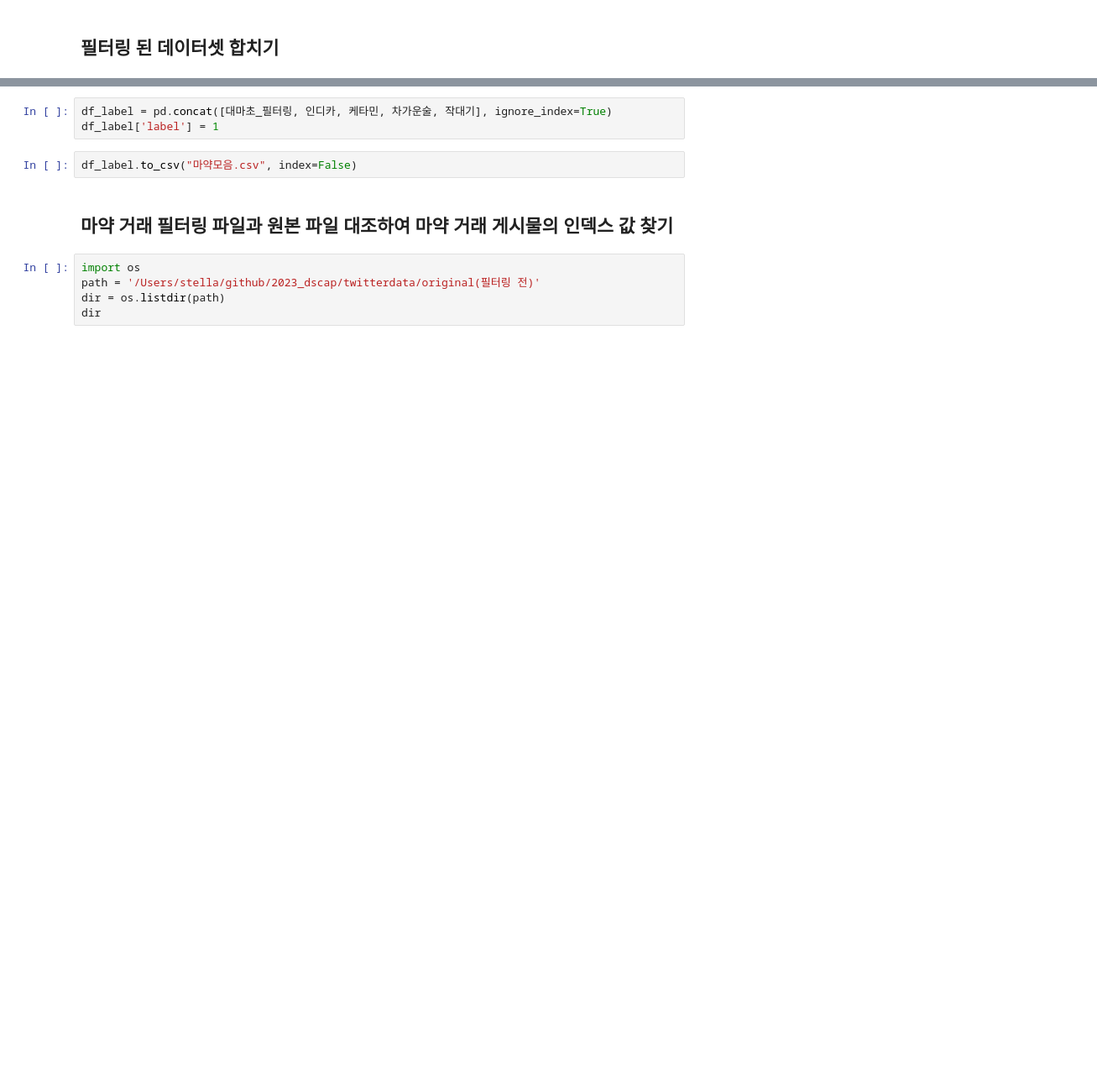
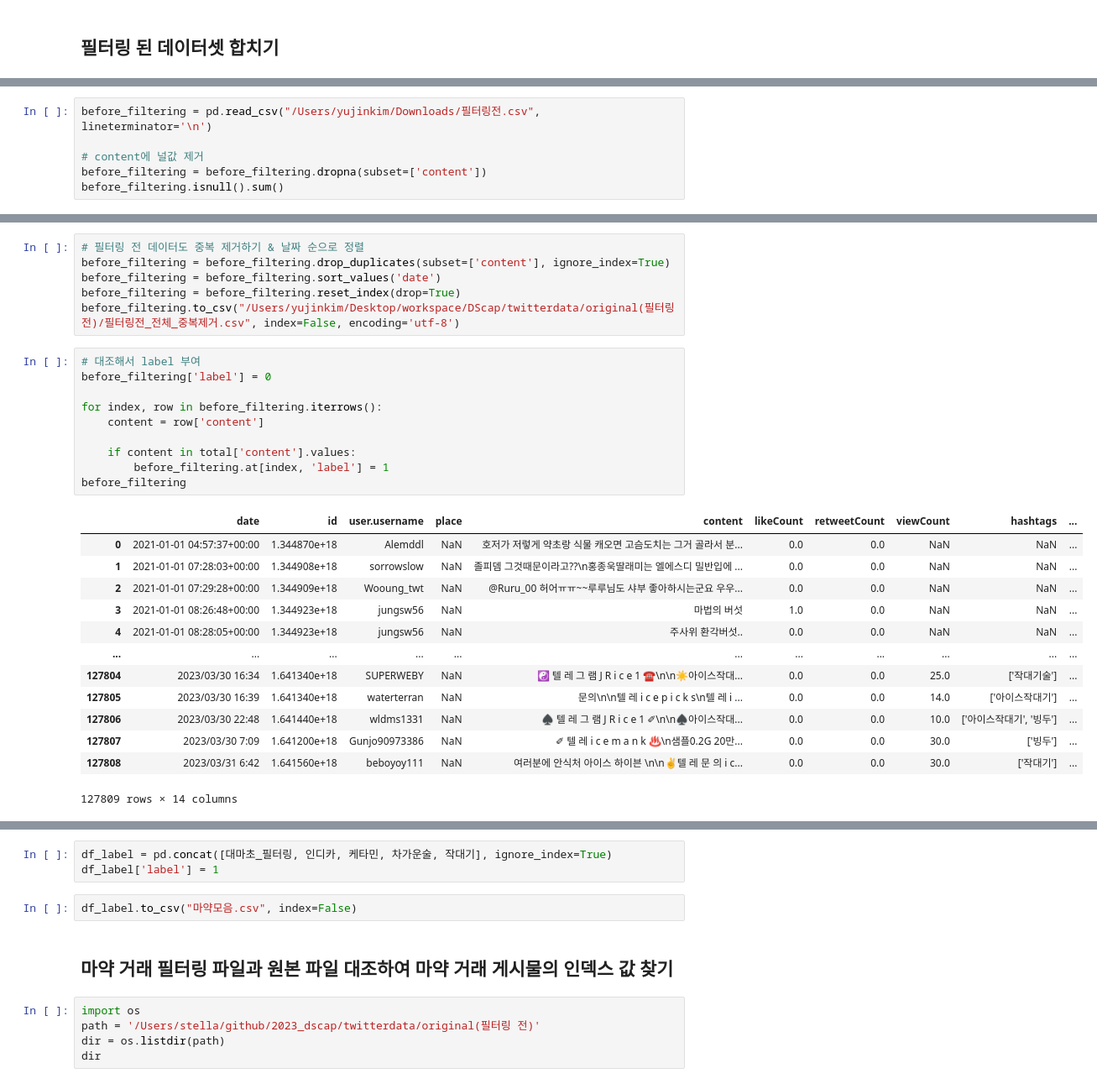
Before and after one commit to yujinkimmn/2023_dscap, a Jupyter notebook: twitterdata/labeling/labeling.ipynb, the cells around one changed output, grey strips where cells are left out. Shown at 84% size. Saved outputs shown, nothing was run; the diff lists cells and outputs as text; blank space fills up the shorter version.

```diff
--- a/twitterdata/labeling/labeling.ipynb
+++ b/twitterdata/labeling/labeling.ipynb
@@ -31,0 +50,6 @@ total['label'] = 1
+# %%
+before_filtering = pd.read_csv("/Users/yujinkim/Downloads/필터링전.csv", lineterminator='\n')
+
+# content에 널값 제거
+before_filtering = before_filtering.dropna(subset=['content'])
+before_filtering.isnull().sum()
@@ -31,0 +71,30 @@ total['label'] = 1
+# %%
+# 필터링 전 데이터도 중복 제거하기 & 날짜 순으로 정렬
+before_filtering = before_filtering.drop_duplicates(subset=['content'], ignore_index=True)
+before_filtering = before_filtering.sort_values('date')
+before_filtering = before_filtering.reset_index(drop=True)
+before_filtering.to_csv("/Users/yujinkim/Desktop/workspace/DScap/twitterdata/original(필터링 전)/필터링전_전체_중복제거.csv", index=False, encoding='utf-8')
+# %%
+# 대조해서 label 부여
+before_filtering['label'] = 0
+
+for index, row in before_filtering.iterrows():
+    content = row['content']
+
+    if content in total['content'].values:
+        before_filtering.at[index, 'label'] = 1
+before_filtering
+# %% [output]
+|  | date | id | user.username | place | content | likeCount | retweetCount | viewCount | hashtags | ... |
+| 0 | 2021-01-01 04:57:37+00:00 | 1.344870e+18 | Alemddl | NaN | 호저가 저렇게 약초랑 식물 캐오면 고슴도치는 그거 골라서 분... | 0.0 | 0.0 | NaN | NaN | ... |
+| 1 | 2021-01-01 07:28:03+00:00 | 1.344908e+18 | sorrowslow | NaN | 졸피뎀 그것때문이라고??\n홍종욱딸래미는 엘에스디 밀반입에 ... | 0.0 | 0.0 | NaN | NaN | ... |
+| 2 | 2021-01-01 07:29:28+00:00 | 1.344909e+18 | Wooung_twt | NaN | @Ruru_00 허어ㅠㅠ~~루루님도 샤부 좋아하시는군요 우우... | 0.0 | 0.0 | NaN | NaN | ... |
+| 3 | 2021-01-01 08:26:48+00:00 | 1.344923e+18 | jungsw56 | NaN | 마법의 버섯 | 1.0 | 0.0 | NaN | NaN | ... |
+| 4 | 2021-01-01 08:28:05+00:00 | 1.344923e+18 | jungsw56 | NaN | 주사위 환각버섯.. | 0.0 | 0.0 | NaN | NaN | ... |
+| ... | ... | ... | ... | ... | ... | ... | ... | ... | ... | ... |
+| 127804 | 2023/03/30 16:34 | 1.641340e+18 | SUPERWEBY | NaN | ☯ 텔 레 그 램 J R i c e 1 ☎\n\n☀아이스작대... | 0.0 | 0.0 | 25.0 | ['작대기술'] | ... |
+| 127805 | 2023/03/30 16:39 | 1.641340e+18 | waterterran | NaN | 문의\n\n텔 레 i c e p i c k s\n텔 레 i ... | 0.0 | 0.0 | 14.0 | ['아이스작대기'] | ... |
+| 127806 | 2023/03/30 22:48 | 1.641440e+18 | wldms1331 | NaN | ♠ 텔 레 그 램 J R i c e 1 ✐\n\n♠아이스작대... | 0.0 | 0.0 | 10.0 | ['아이스작대기', '빙두'] | ... |
+| 127807 | 2023/03/30 7:09 | 1.641200e+18 | Gunjo90973386 | NaN | ✐ 텔 레 i c e m a n k ♨\n샘플0.2G 20만... | 0.0 | 0.0 | 30.0 | ['빙두'] | ... |
+| 127808 | 2023/03/31 6:42 | 1.641560e+18 | beboyoy111 | NaN | 여러분에 안식처 아이스 하이븐 \n\n✌텔 레 문 의 i c... | 0.0 | 0.0 | 30.0 | ['작대기'] | ... |
+127809 rows × 14 columns
```
Also changed, not shown: parts of 27 cells of this notebook, 8 other files.
